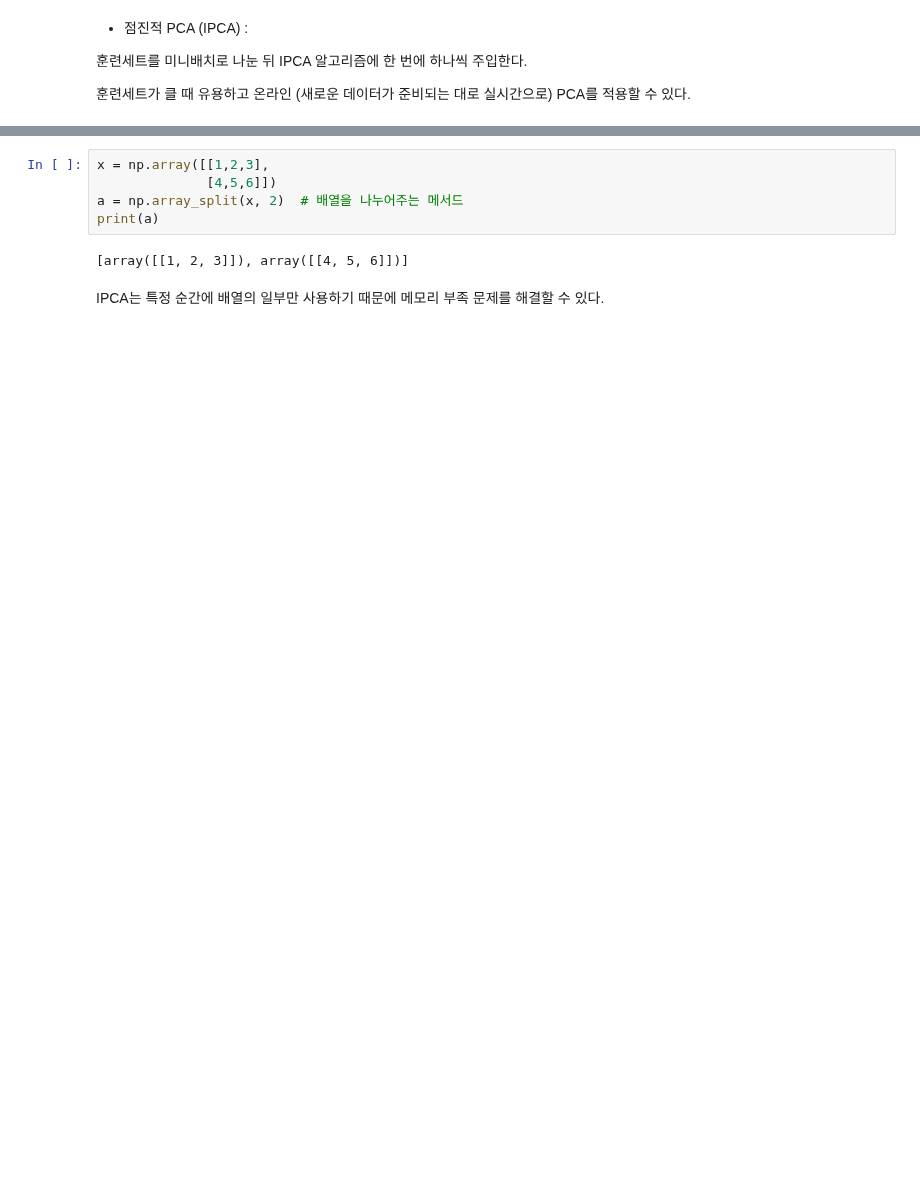
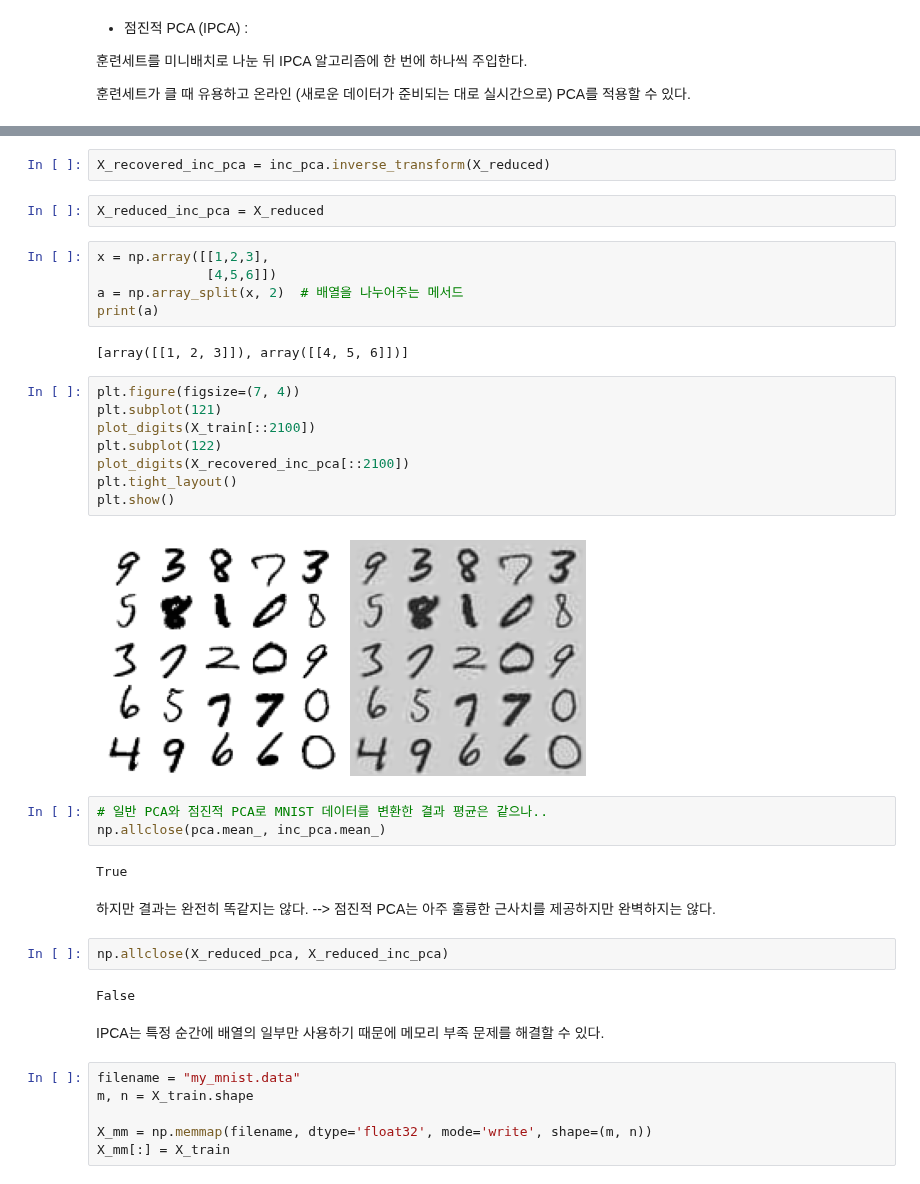
Before and after one commit to hyeon1263/BigAI, a Jupyter notebook: 핸즈온 머신러닝/08_Dimensionality_Reduction.ipynb, the cells around one changed output, grey strips where cells are left out. Drawn from its saved outputs; the diff is of its cells as text; blank space fills up the shorter version.

```diff
--- a/핸즈온 머신러닝/08_Dimensionality_Reduction.ipynb
+++ b/핸즈온 머신러닝/08_Dimensionality_Reduction.ipynb
@@ -271,3 +271,7 @@ X_reduced = inc_pca.transform(X_train)
+# %%
+X_recovered_inc_pca = inc_pca.inverse_transform(X_reduced)
+# %%
+X_reduced_inc_pca = X_reduced
 # %%
 x = np.array([[1,2,3],
               [4,5,6]])
@@ -275,5 +279,32 @@ a = np.array_split(x, 2)  # 배열을 나누어주는 메서드
 print(a)
 # %% [output]
 [array([[1, 2, 3]]), array([[4, 5, 6]])]
+# %%
+plt.figure(figsize=(7, 4))
+plt.subplot(121)
+plot_digits(X_train[::2100])
+plt.subplot(122)
+plot_digits(X_recovered_inc_pca[::2100])
+plt.tight_layout()
+plt.show()
+# %% [output]
+[figure, added]
+# %%
+# 일반 PCA와 점진적 PCA로 MNIST 데이터를 변환한 결과 평균은 같으나..
+np.allclose(pca.mean_, inc_pca.mean_)
+# %% [output]
+True
+# %% [markdown]
+하지만 결과는 완전히 똑같지는 않다. --> 점진적 PCA는 아주 훌륭한 근사치를 제공하지만 완벽하지는 않다.
+# %%
+np.allclose(X_reduced_pca, X_reduced_inc_pca)
+# %% [output]
+False
 # %% [markdown]
 IPCA는 특정 순간에 배열의 일부만 사용하기 때문에 메모리 부족 문제를 해결할 수 있다.
+# %%
+filename = "my_mnist.data"
+m, n = X_train.shape
+
+X_mm = np.memmap(filename, dtype='float32', mode='write', shape=(m, n))
+X_mm[:] = X_train
```
Also changed, not shown: parts of 22 cells of this notebook.
